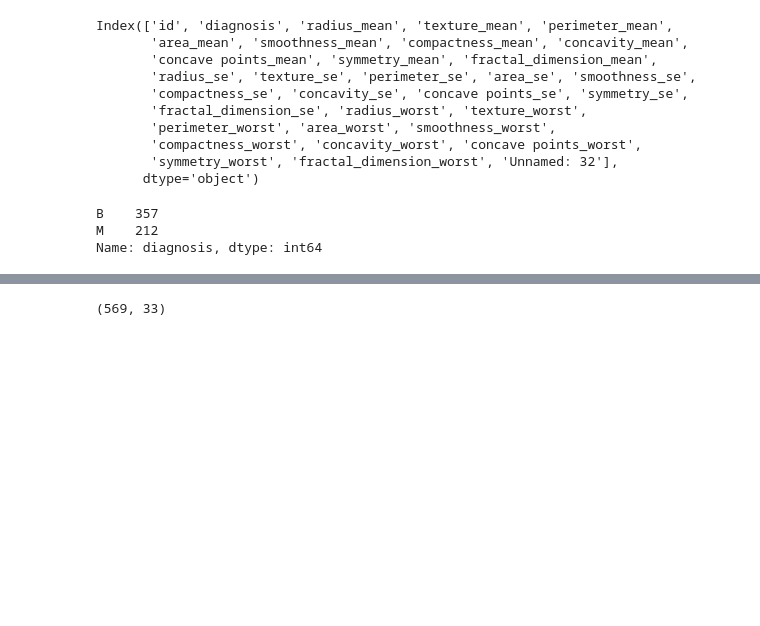
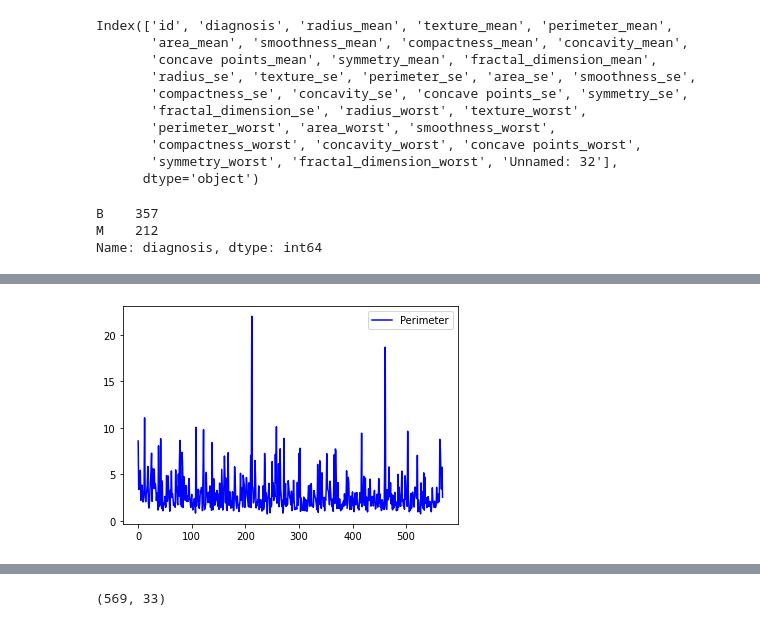
Before and after one commit to highderoy/Smartknower, a Jupyter notebook: BreastCancer_Minor_Project.ipynb, the cells around one changed output, grey strips where cells are left out. Drawn from its saved outputs; the diff is of its cells as text; code cells hidden in the pictures; blank space fills up the shorter version.

```diff
--- a/BreastCancer_Minor_Project.ipynb
+++ b/BreastCancer_Minor_Project.ipynb
@@ -70,0 +77,6 @@ height
+# %%
+plt.plot(x,df['perimeter_se'],c = 'b',label='Perimeter')
+plt.legend()
+plt.show()
+# %% [output]
+[figure, added]
```
Also changed, not shown: parts of 4 cells of this notebook.
